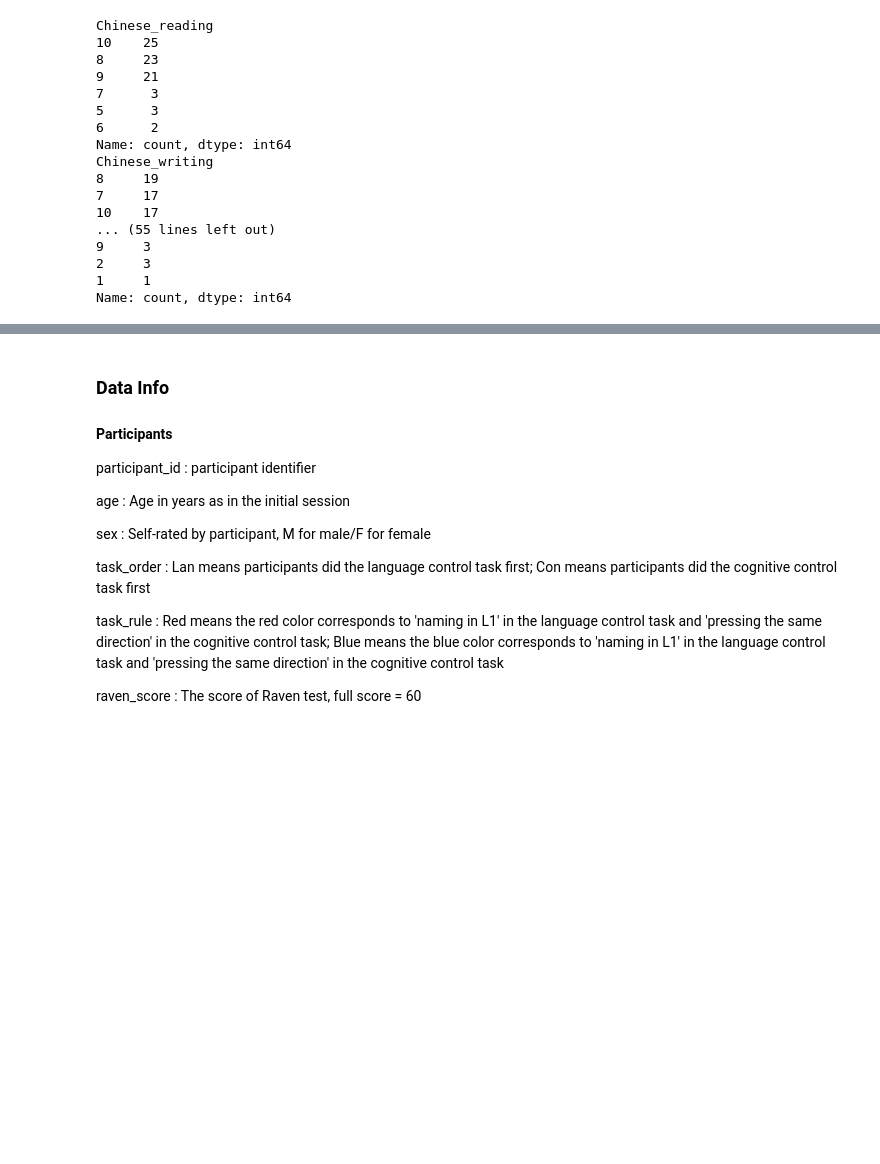
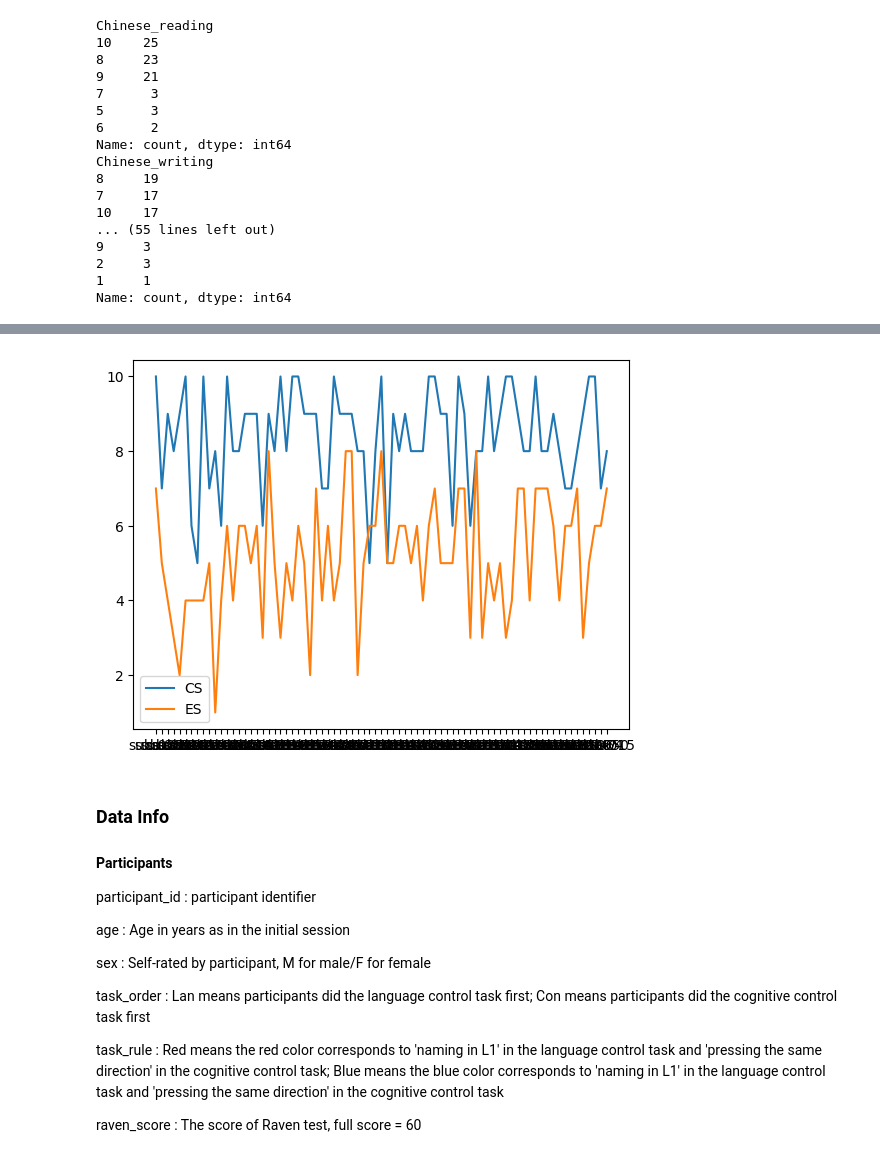
Before and after one commit to ojnim/cs506-final-project, a Jupyter notebook: data_inspection.ipynb, the cells around one changed output, grey strips where cells are left out. Cells and saved outputs as stored; diff of their text form; code cells hidden in the pictures; blank space fills up the shorter version.

```diff
--- a/data_inspection.ipynb
+++ b/data_inspection.ipynb
@@ -87,3 +138,34 @@ Name: count, dtype: int64
+# %%
+#compare English vs Chinese scores
+ce = ["Chinese_reading","Chinese_writing","Chinese_listening","Chinese_speaking","English_reading","English_writing","English_listening","English_speaking"]
+self_reported = participants_data_df[["participant_id", "CET_4_score"]+ce]
+self_reported = self_reported.sort_values(by='CET_4_score')
+
+x_participant = self_reported["participant_id"].to_list()
+y_CR = self_reported["Chinese_reading"].to_list()
+y_CW = self_reported["Chinese_writing"].to_list()
+y_CL = self_reported["Chinese_listening"].to_list()
+y_CS = self_reported["Chinese_speaking"].to_list()
+y_ER = self_reported["English_reading"].to_list()
+y_EW = self_reported["English_writing"].to_list()
+y_EL = self_reported["English_listening"].to_list()
+y_ES = self_reported["English_speaking"].to_list()
+y_CET = self_reported["CET_4_score"].to_list()
+y_CET = [float(i)/50 for i in y_CET]
+# %%
+#plt.plot(x_participant, y_CR , label='CR')
+#plt.plot(x_participant, y_CW, label='CW')
+#plt.plot(x_participant, y_CL, label='CL')
+plt.plot(x_participant, y_CS, label='CS')
+#plt.plot(x_participant, y_ER , label='ER')
+#plt.plot(x_participant, y_EW, label='EW')
+#plt.plot(x_participant, y_EL, label='EL')
+plt.plot(x_participant, y_ES, label='ES')
+
+plt.legend()
+plt.show()
+# %% [output]
+[figure, added]
 # %% [markdown]
 ### Data Info
 
```
Also changed, not shown: parts of 6 cells of this notebook.
